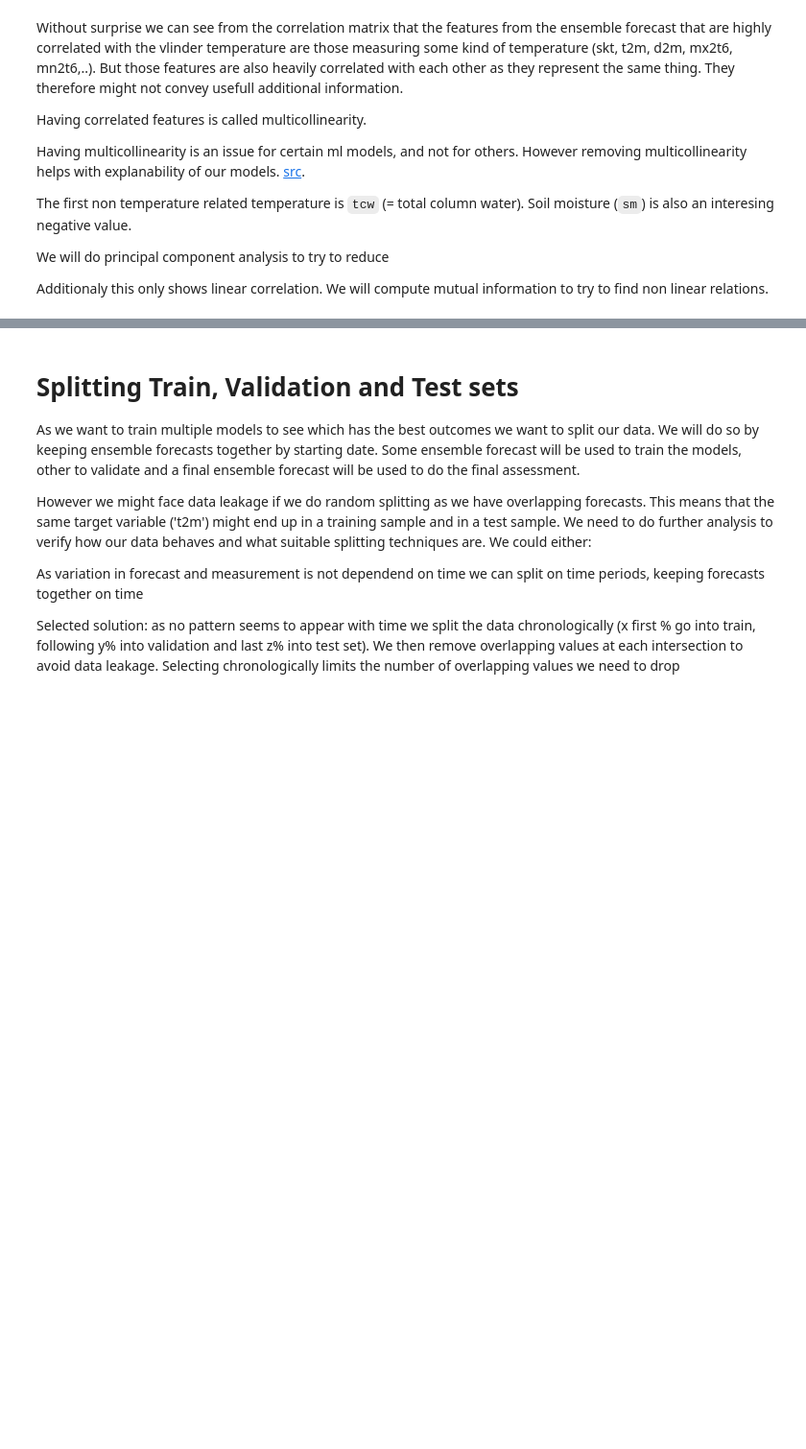
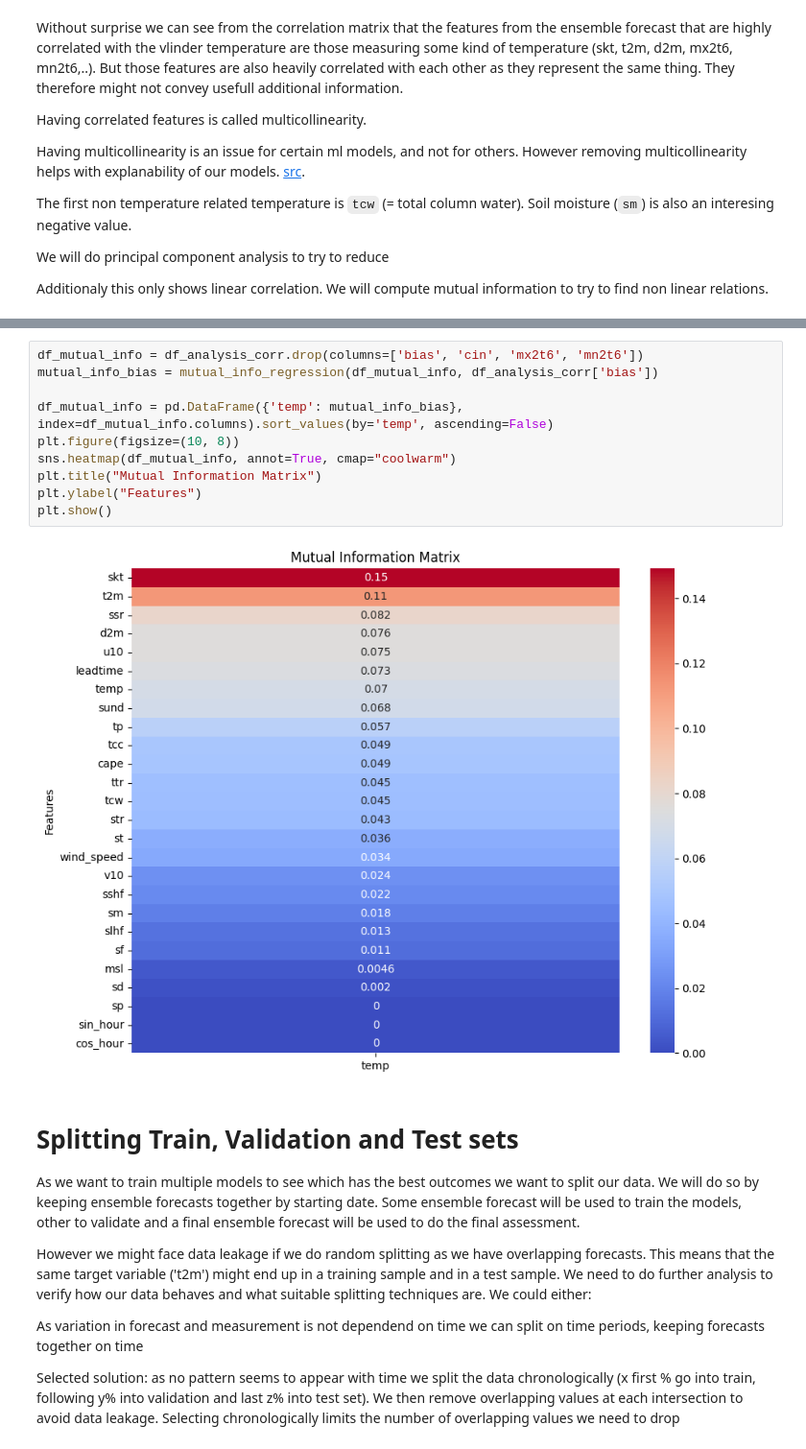
Before and after one commit to larsbonnefoy/TAI_Project, a Jupyter notebook: Lars_Bonnefoy_Forecast.ipynb, the cells around one changed output, grey strips where cells are left out. Shown at 96% size. Drawn from its saved outputs; the diff is of its cells as text; blank space fills up the shorter version.

```diff
--- a/Lars_Bonnefoy_Forecast.ipynb
+++ b/Lars_Bonnefoy_Forecast.ipynb
@@ -900,6 +901,18 @@ plt.ylabel("Features")
 plt.show()
 # %% [output]
 [figure]
+# %%
+df_mutual_info = df_analysis_corr.drop(columns=['bias', 'cin', 'mx2t6', 'mn2t6'])
+mutual_info_bias = mutual_info_regression(df_mutual_info, df_analysis_corr['bias'])
+
+df_mutual_info = pd.DataFrame({'temp': mutual_info_bias}, index=df_mutual_info.columns).sort_values(by='temp', ascending=False)
+plt.figure(figsize=(10, 8))
+sns.heatmap(df_mutual_info, annot=True, cmap="coolwarm")
+plt.title("Mutual Information Matrix")
+plt.ylabel("Features")
+plt.show()
+# %% [output]
+[figure, added]
 # %% [markdown]
 # Splitting Train, Validation and Test sets
 
```
Also changed, not shown: parts of 39 cells of this notebook, 1 other file.
